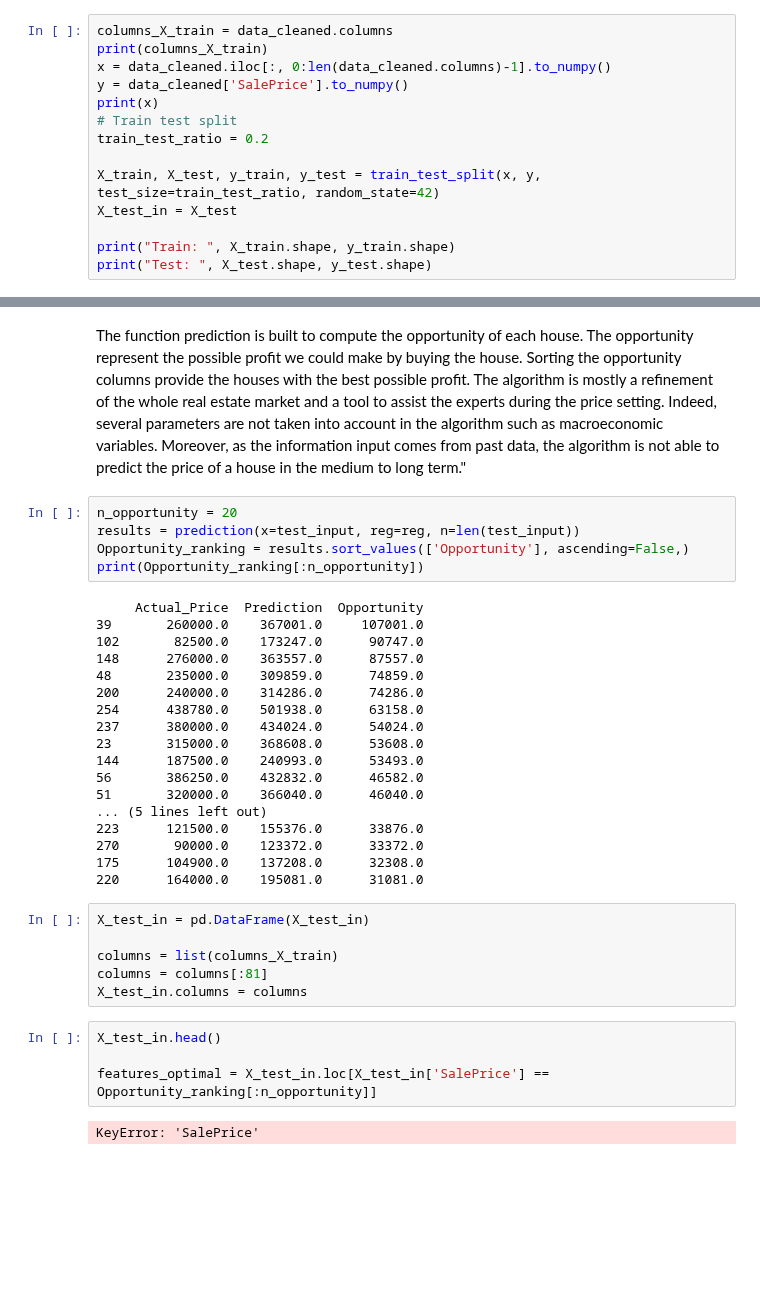
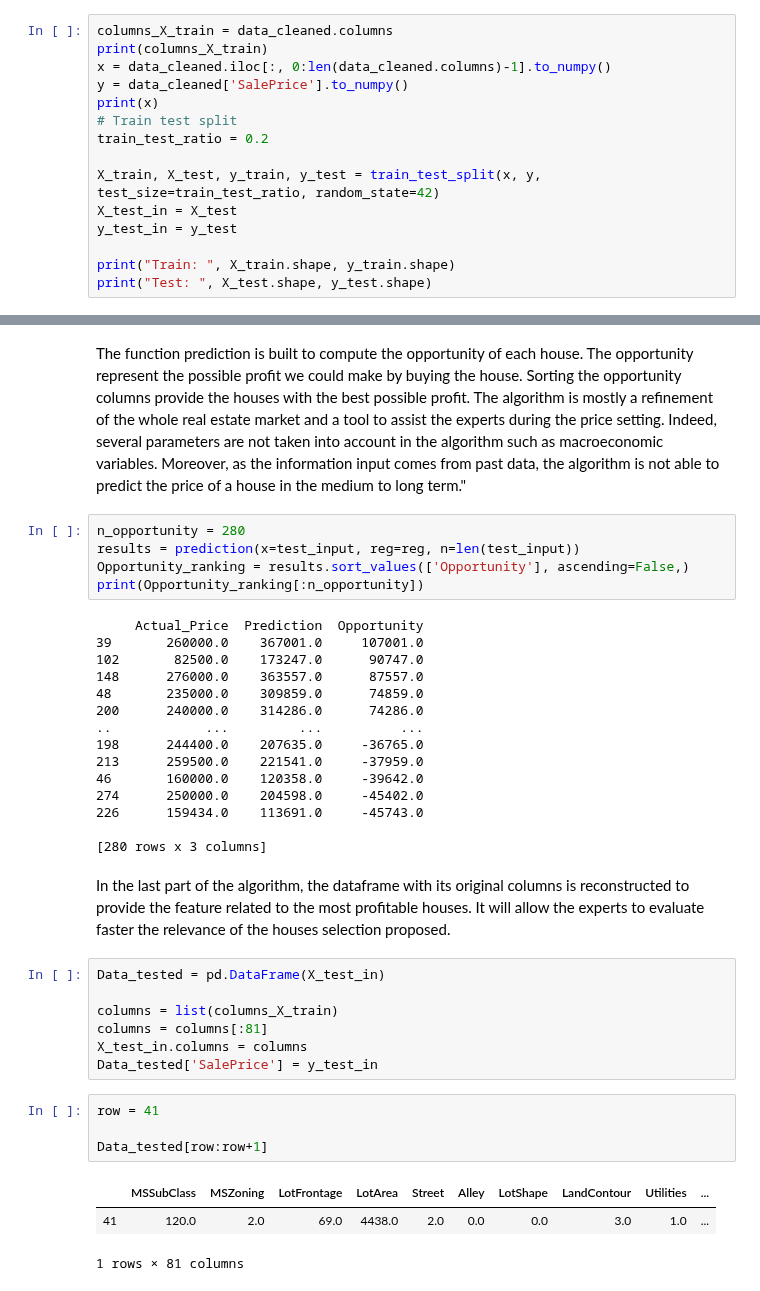
Before and after one commit to BenInTheBox/DataScienceInPractice, a Jupyter notebook: project/code.ipynb, the cells around one changed output, grey strips where cells are left out. Saved outputs shown, nothing was run; the diff lists cells and outputs as text; blank space fills up the shorter version.

Commit message:
add opportunity to each regressor

```diff
--- a/project/code.ipynb
+++ b/project/code.ipynb
@@ -558,6 +558,7 @@ train_test_ratio = 0.2
 
 X_train, X_test, y_train, y_test = train_test_split(x, y, test_size=train_test_ratio, random_state=42)
 X_test_in = X_test
+y_test_in = y_test
 
 print("Train: ", X_train.shape, y_train.shape)
 print("Test: ", X_test.shape, y_test.shape)
@@ -1017,7 +1025,7 @@ The algorithm with the best performances is the neural network one. It has a MSE
 # %% [markdown]
 The function prediction is built to compute the opportunity of each house. The opportunity represent the possible profit we could make by buying the house. Sorting the opportunity columns provide the houses with the best possible profit. The algorithm is mostly a refinement of the whole real estate market and a tool to assist the experts during the price setting. Indeed, several parameters are not taken into account in the algorithm such as macroeconomic variables. Moreover, as the information input comes from past data, the algorithm is not able to predict the price of a house in the medium to long term."
 # %%
-n_opportunity = 20
+n_opportunity = 280
 results = prediction(x=test_input, reg=reg, n=len(test_input))
 Opportunity_ranking = results.sort_values(['Opportunity'], ascending=False,)
 print(Opportunity_ranking[:n_opportunity])
@@ -1028,26 +1036,28 @@ print(Opportunity_ranking[:n_opportunity])
 148      276000.0    363557.0      87557.0
 48       235000.0    309859.0      74859.0
 200      240000.0    314286.0      74286.0
-254      438780.0    501938.0      63158.0
-237      380000.0    434024.0      54024.0
-23       315000.0    368608.0      53608.0
-144      187500.0    240993.0      53493.0
-56       386250.0    432832.0      46582.0
-51       320000.0    366040.0      46040.0
-... (5 lines left out)
-223      121500.0    155376.0      33876.0
-270       90000.0    123372.0      33372.0
-175      104900.0    137208.0      32308.0
-220      164000.0    195081.0      31081.0
+..            ...         ...          ...
+198      244400.0    207635.0     -36765.0
+213      259500.0    221541.0     -37959.0
+46       160000.0    120358.0     -39642.0
+274      250000.0    204598.0     -45402.0
+226      159434.0    113691.0     -45743.0
+
+[280 rows x 3 columns]
+# %% [markdown]
+In the last part of the algorithm, the dataframe with its original columns is reconstructed to provide the feature related to the most profitable houses. It will allow the experts to evaluate faster the relevance of the houses selection proposed.
 # %%
-X_test_in = pd.DataFrame(X_test_in)
+Data_tested = pd.DataFrame(X_test_in)
 
 columns = list(columns_X_train)
 columns = columns[:81]
 X_test_in.columns = columns
+Data_tested['SalePrice'] = y_test_in
-# %%
-X_test_in.head()
-
-features_optimal = X_test_in.loc[X_test_in['SalePrice'] == Opportunity_ranking[:n_opportunity]]
-# %% [output]
-KeyError: 'SalePrice'
+# %%
+row = 41
+
+Data_tested[row:row+1]
+# %% [output]
+|  | MSSubClass | MSZoning | LotFrontage | LotArea | Street | Alley | LotShape | LandContour | Utilities | ... |
+| 41 | 120.0 | 2.0 | 69.0 | 4438.0 | 2.0 | 0.0 | 0.0 | 3.0 | 1.0 | ... |
+1 rows × 81 columns
```
Also changed, not shown: parts of 6 cells of this notebook.
